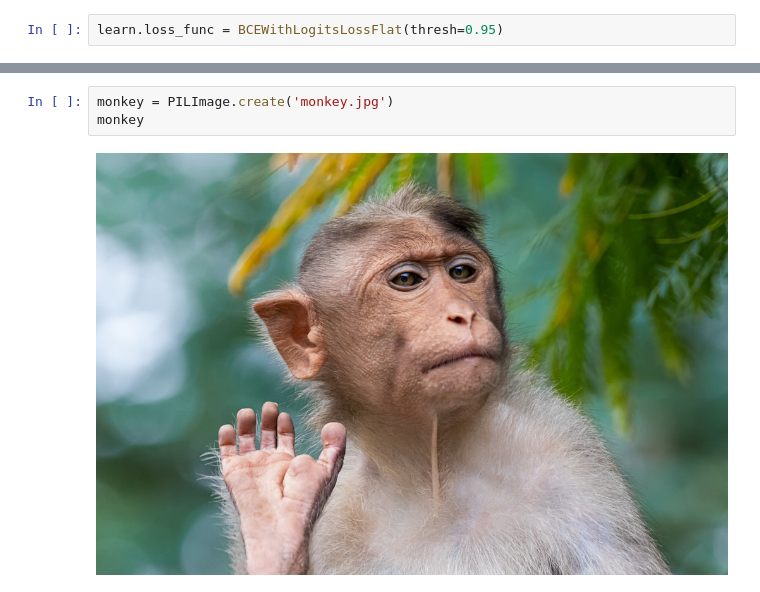
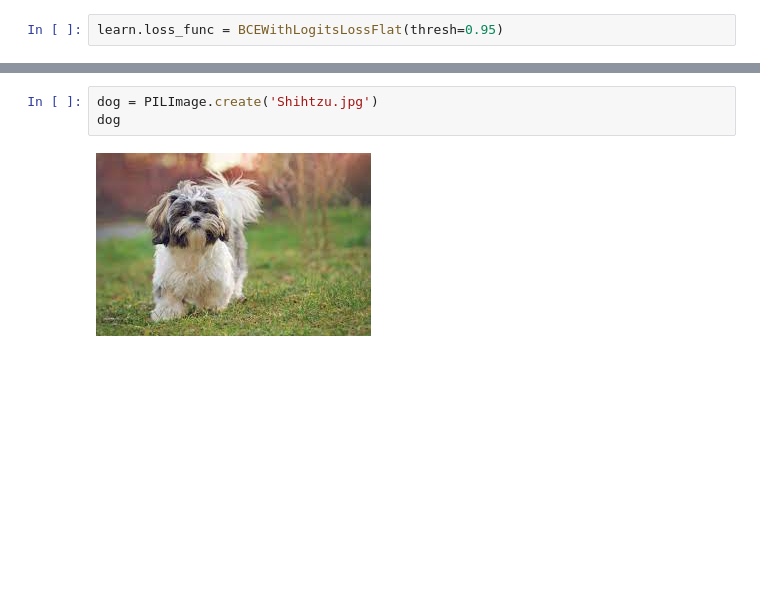
Before and after one commit to JNK234/100-days-of-deep-learning, a Jupyter notebook: Day 5/Detecting_Unknown_labels.ipynb, the cells around one changed output, grey strips where cells are left out. Drawn from its saved outputs; the diff is of its cells as text; blank space fills up the shorter version.

```diff
--- a/Day 5/Detecting_Unknown_labels.ipynb
+++ b/Day 5/Detecting_Unknown_labels.ipynb
@@ -95,6 +151,6 @@ learn.predict(img)[0]
 # %%
-monkey = PILImage.create('monkey.jpg')
-monkey
+dog = PILImage.create('Shihtzu.jpg')
+dog
 # %% [output]
-[figure, old version]
+[figure, new version]
 # %%
```
Also changed, not shown: parts of 21 cells of this notebook.
